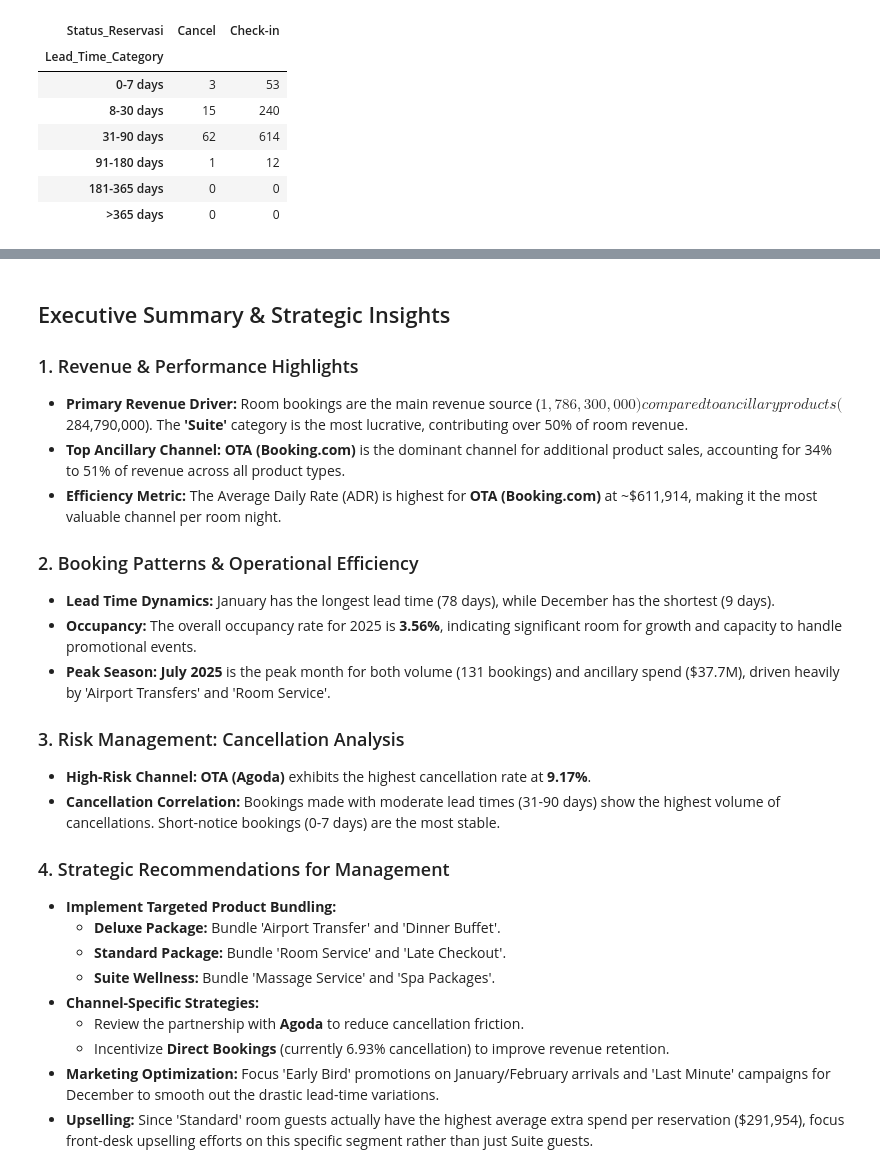
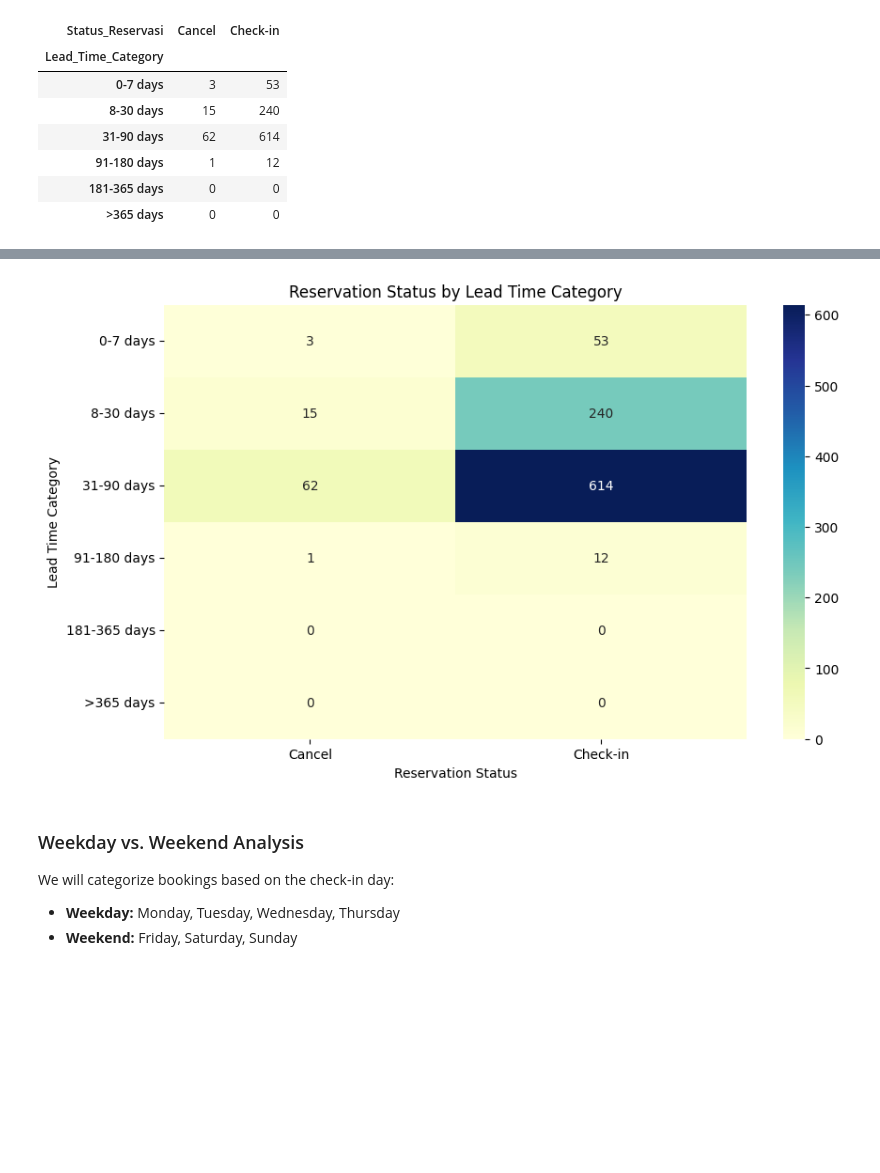
Before and after one commit to IanNarsa/hospitality-business-intelligence-analytics, a Jupyter notebook: notebook/hospitality_bi_analysis.ipynb, the cells around one changed output, grey strips where cells are left out. Drawn from its saved outputs; the diff is of its cells as text; code cells hidden in the pictures; blank space fills up the shorter version.

```diff
--- a/notebook/hospitality_bi_analysis.ipynb
+++ b/notebook/hospitality_bi_analysis.ipynb
@@ -976,10 +634,10 @@ Name: Lead_Time, dtype: int64
 **Reasoning**:
 To visualize the relationship between categorized booking windows and reservation status, I need to categorize the 'Lead_Time' into meaningful bins. This will allow for easier analysis and creation of a heatmap.
 # %%
-max_lead_time_days = hotel_booking_df['Lead_Time'].dt.days.max()
+max_lead_time_days = hotel_booking_df['Lead_Time'].max()
 bins = [0, 7, 30, 90, 180, 365, max(366, max_lead_time_days + 1)]
 labels = ['0-7 days', '8-30 days', '31-90 days', '91-180 days', '181-365 days', '>365 days']
-hotel_booking_df['Lead_Time_Category'] = pd.cut(hotel_booking_df['Lead_Time'].dt.days, bins=bins, labels=labels, right=False)
+hotel_booking_df['Lead_Time_Category'] = pd.cut(hotel_booking_df['Lead_Time'], bins=bins, labels=labels, right=False)
 
 print("Lead Time Categories created. First 5 rows with new category:")
 print(hotel_booking_df[['Lead_Time', 'Lead_Time_Category', 'Status_Reservasi']].head())
@@ -1095,28 +669,17 @@ The previous code generated a `FutureWarning` from seaborn about the `palette` a
-# %% [markdown]
-## Executive Summary & Strategic Insights
-
-### 1. Revenue & Performance Highlights
-*   **Primary Revenue Driver:** Room bookings are the main revenue source ($1,786,300,000) compared to ancillary products ($284,790,000). The **'Suite'** category is the most lucrative, contributing over 50% of room revenue.
-*   **Top Ancillary Channel:** **OTA (Booking.com)** is the dominant channel for additional product sales, accounting for 34% to 51% of revenue across all product types.
-*   **Efficiency Metric:** The Average Daily Rate (ADR) is highest for **OTA (Booking.com)** at ~$611,914, making it the most valuable channel per room night.
-
-### 2. Booking Patterns & Operational Efficiency
-*   **Lead Time Dynamics:** January has the longest lead time (78 days), while December has the shortest (9 days).
-*   **Occupancy:** The overall occupancy rate for 2025 is **3.56%**, indicating significant room for growth and capacity to handle promotional events.
-*   **Peak Season:** **July 2025** is the peak month for both volume (131 bookings) and ancillary spend ($37.7M), driven heavily by 'Airport Transfers' and 'Room Service'.
-
-### 3. Risk Management: Cancellation Analysis
-*   **High-Risk Channel:** **OTA (Agoda)** exhibits the highest cancellation rate at **9.17%**.
-*   **Cancellation Correlation:** Bookings made with moderate lead times (31-90 days) show the highest volume of cancellations. Short-notice bookings (0-7 days) are the most stable.
-
-### 4. Strategic Recommendations for Management
-
-*   **Implement Targeted Product Bundling:**
-    *   **Deluxe Package:** Bundle 'Airport Transfer' and 'Dinner Buffet'.
-    *   **Standard Package:** Bundle 'Room Service' and 'Late Checkout'.
-    *   **Suite Wellness:** Bundle 'Massage Service' and 'Spa Packages'.
-*   **Channel-Specific Strategies:**
-    *   Review the partnership with **Agoda** to reduce cancellation friction.
-    *   Incentivize **Direct Bookings** (currently 6.93% cancellation) to improve revenue retention.
-*   **Marketing Optimization:** Focus 'Early Bird' promotions on January/February arrivals and 'Last Minute' campaigns for December to smooth out the drastic lead-time variations.
-*   **Upselling:** Since 'Standard' room guests actually have the highest average extra spend per reservation ($291,954), focus front-desk upselling efforts on this specific segment rather than just Suite guests.
+# %%
+import matplotlib.pyplot as plt
+import seaborn as sns
+
+plt.figure(figsize=(10, 6))
+sns.heatmap(lead_time_status_counts, annot=True, fmt='d', cmap='YlGnBu')
+plt.title('Reservation Status by Lead Time Category')
+plt.xlabel('Reservation Status')
+plt.ylabel('Lead Time Category')
+plt.show()
+# %% [output]
+[figure, added]
+# %% [markdown]
+### Weekday vs. Weekend Analysis
+We will categorize bookings based on the check-in day:
+* **Weekday:** Monday, Tuesday, Wednesday, Thursday
+* **Weekend:** Friday, Saturday, Sunday
```
Also changed, not shown: parts of 174 cells of this notebook.
